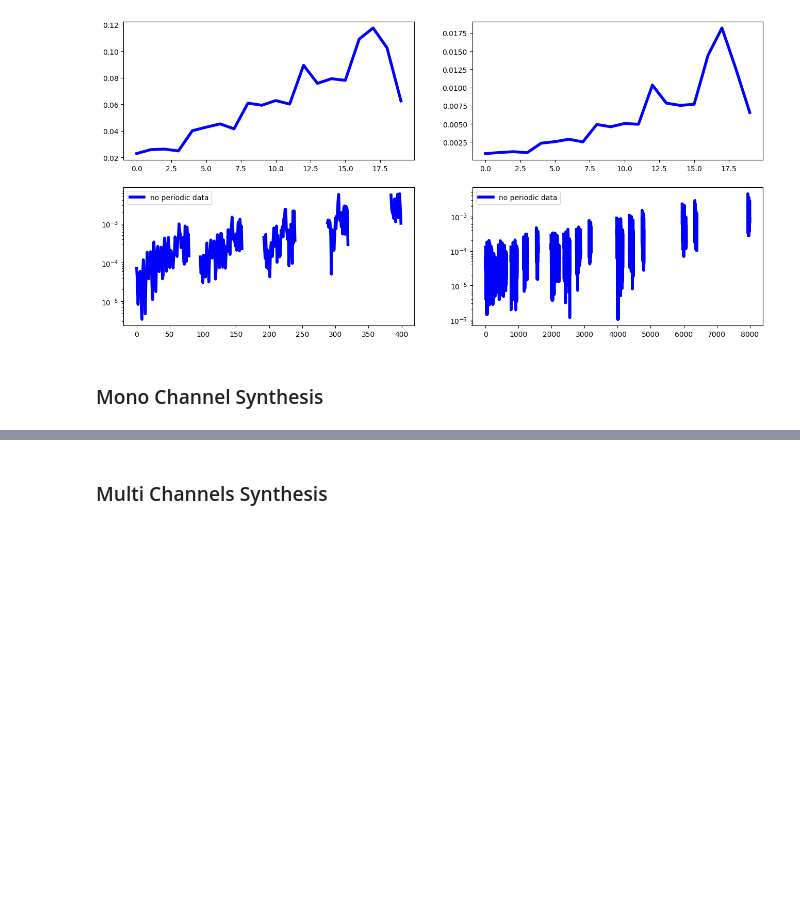
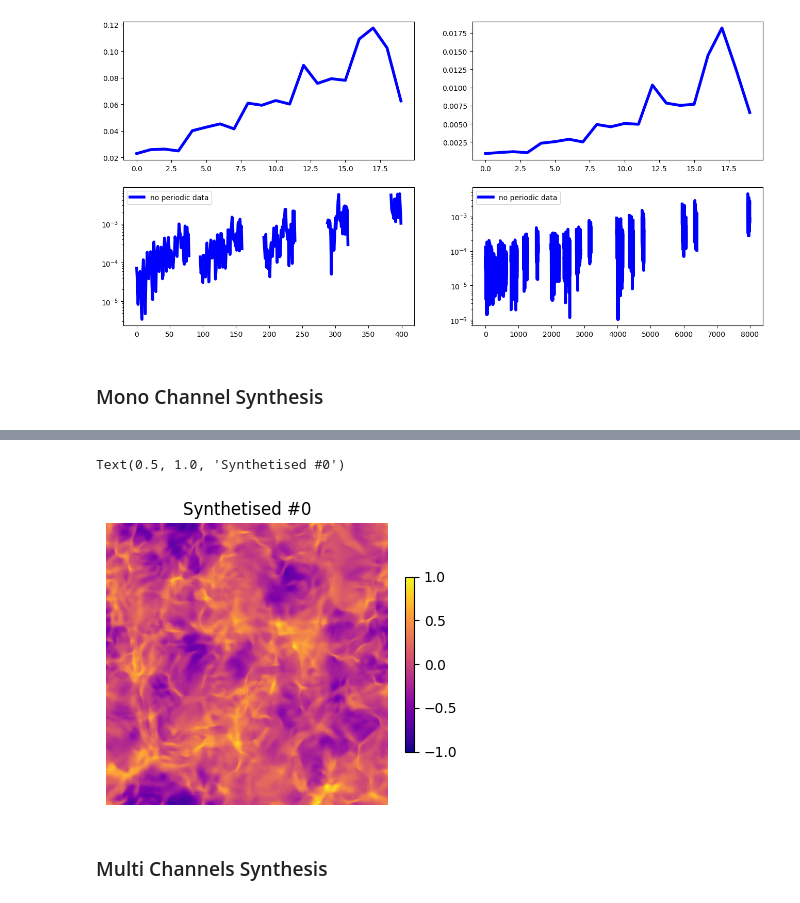
Before and after one commit to camilledussauchoy-glitch/STL-Dev_Camille, a Jupyter notebook: docs/user_notebook.ipynb, the cells around one changed output, grey strips where cells are left out. Saved outputs shown, nothing was run; the diff lists cells and outputs as text; code cells hidden in the pictures; blank space fills up the shorter version.

```diff
--- a/docs/user_notebook.ipynb
+++ b/docs/user_notebook.ipynb
@@ -200,8 +207,7 @@ target = np.stack(im[0,0])
 target = DataClass(target, pbc=True)
 st_op = target.get_ST_op()
 
-compute_cross_matrix = torch.tensor([[1, 1], [0, 1]], dtype=torch.bool)
-compute_cross_matrix
+compute_cross_matrix = None
 
 u1, histo1 = optimize_scattering_LBFGS(
         target=target,
@@ -209,7 +215,7 @@ u1, histo1 = optimize_scattering_LBFGS(
         st_op_running=st_op,
         pbc_running=True,
         compute_cross_matrix=compute_cross_matrix,
-        nbatch=4,
+        nbatch=1,
         max_iter=50,
         lr=1.0,
         history_size=50,
@@ -224,3 +237,14 @@ IndexError: The shape of the mask [2] at index 0 does not match the shape of the
+# %%
+plt.figure(figsize=(10,10))
+amp = 1
+plt.subplot(2,2,1)
+plt.imshow(u1.cpu().numpy(), cmap='plasma', vmin=-amp, vmax=amp)
+plt.colorbar(shrink=0.5)
+plt.axis('off')
+plt.title('Synthetised #0')
+# %% [output]
+Text(0.5, 1.0, 'Synthetised #0')
+[figure, added]
 # %% [markdown]
 ### Multi Channels Synthesis
 # %%
```
Also changed, not shown: parts of 5 cells of this notebook, 1 other file.
